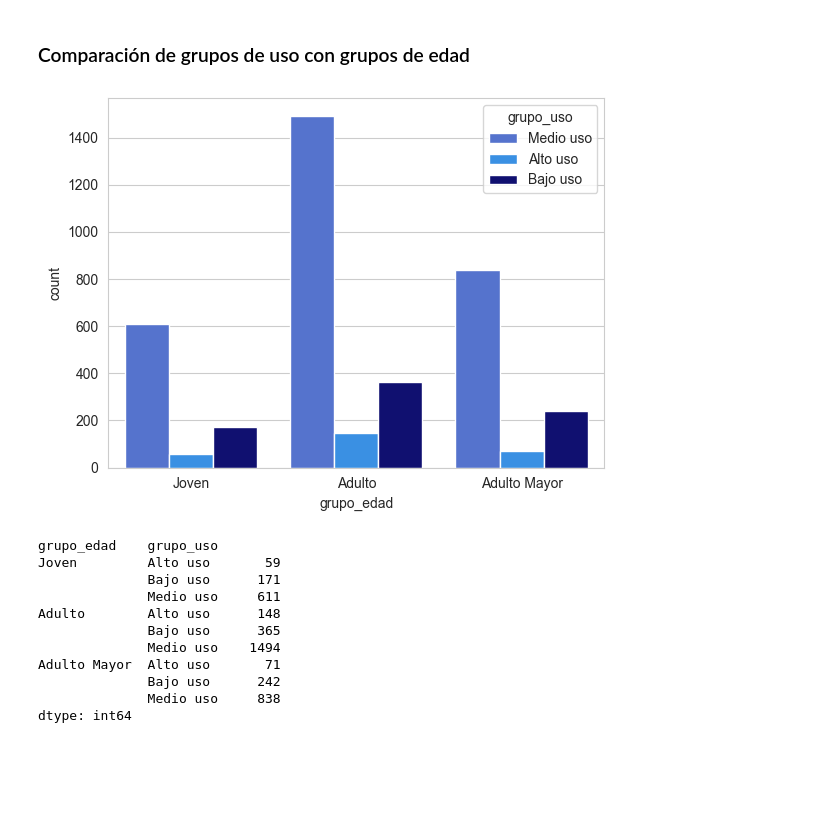
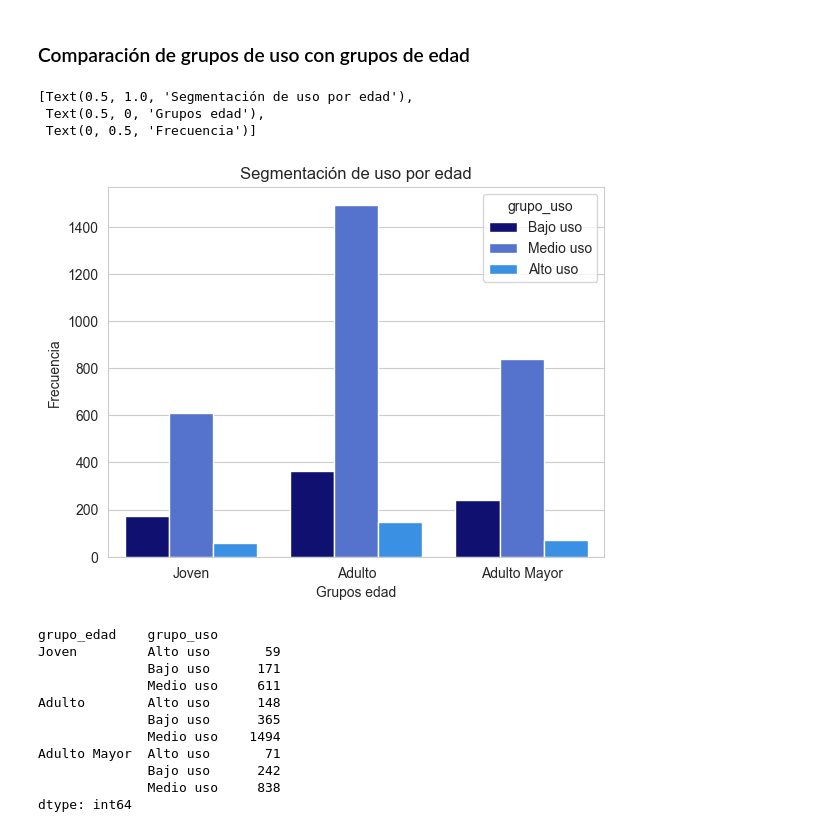
Before and after one commit to RobertoBG1111/connectatel-user-segmentation, a Jupyter notebook: notebooks/03_analisis.ipynb, the cells around one changed output. Drawn from its saved outputs; the diff is of its cells as text; code cells hidden in the pictures; blank space fills up the shorter version.

```diff
--- a/notebooks/03_analisis.ipynb
+++ b/notebooks/03_analisis.ipynb
@@ -165,10 +174,18 @@ Los adultos mayores, como se había mencionado anteriormente si adquieren estos
 # %% [markdown]
 ### Comparación de grupos de uso con grupos de edad
 # %%
-sns.countplot(data=df, x='grupo_edad', hue='grupo_uso', palette=['royalblue', 'dodgerblue', 'navy'])
-sns.set_style('whitegrid')
+sns.countplot(data=df, x='grupo_edad', hue='grupo_uso',
+              hue_order=['Bajo uso', 'Medio uso', 'Alto uso'],
+              palette=['navy', 'royalblue', 'dodgerblue']).set(
+    title='Segmentación de uso por edad',
+    xlabel= 'Grupos edad',
+    ylabel= 'Frecuencia'
+)
 # %% [output]
+[Text(0.5, 1.0, 'Segmentación de uso por edad'),
+ Text(0.5, 0, 'Grupos edad'),
+ Text(0, 0.5, 'Frecuencia')]
-[figure, old version]
+[figure, new version]
 # %%
 df.groupby(['grupo_edad', 'grupo_uso']).size()
 # %% [output]
```
Also changed, not shown: parts of 8 cells of this notebook, 9 other files.
